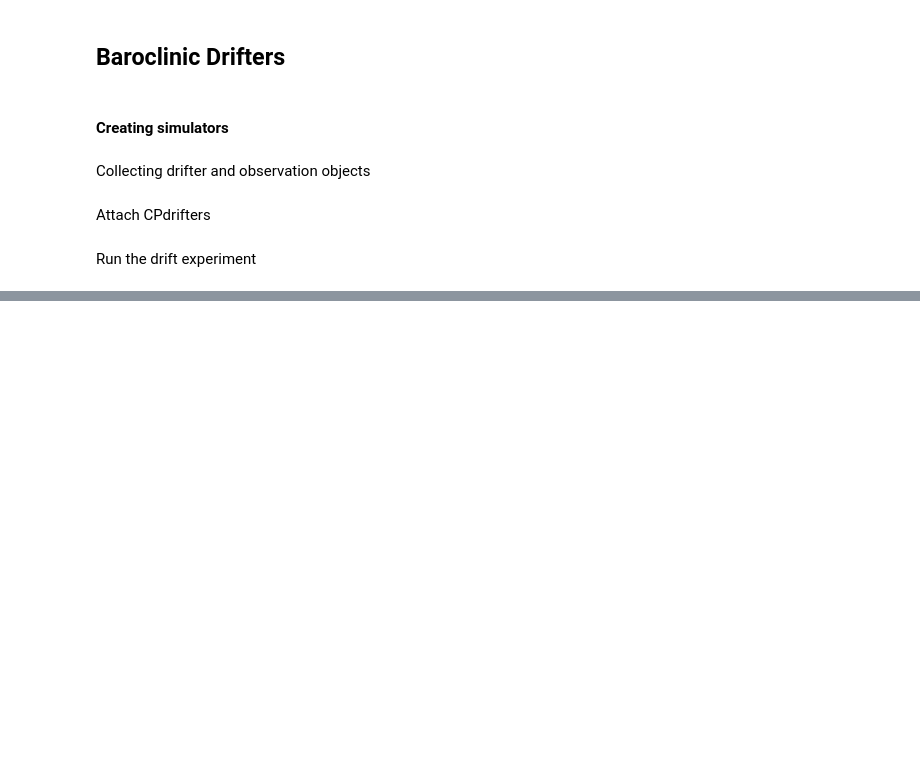
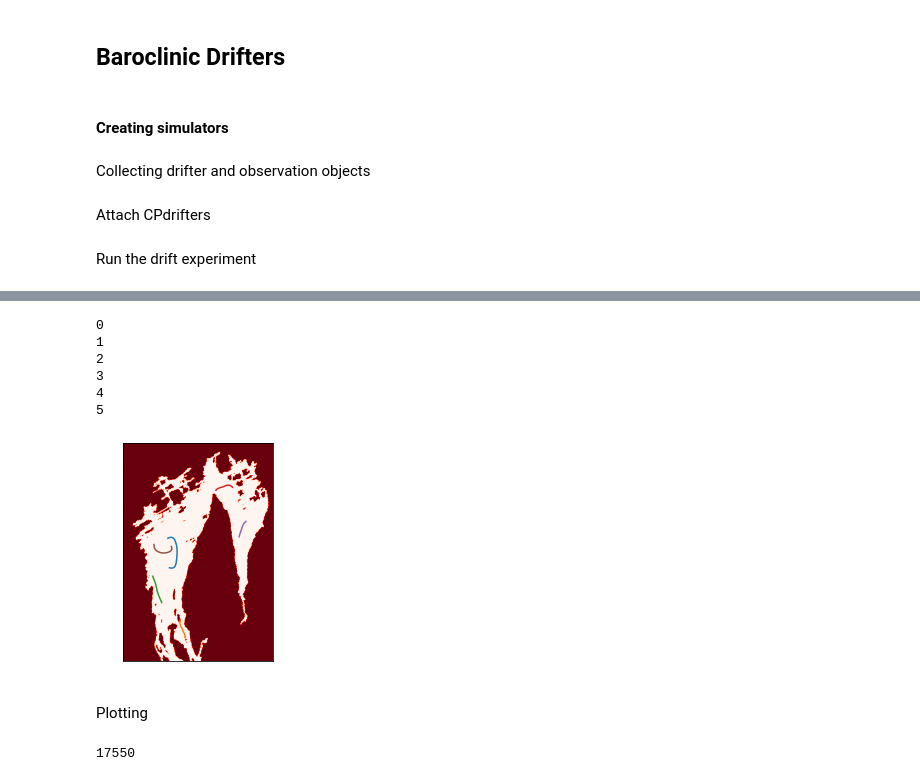
Before and after one commit to sintefmath/reduced-gravity-ocean-model, a Jupyter notebook: notebooks/Oslofjord/Oslofjord-BaroclinicDrifters.ipynb, the cells around one changed output, grey strips where cells are left out. Cells and saved outputs as stored; diff of their text form; code cells hidden in the pictures; blank space fills up the shorter version.

```diff
--- a/notebooks/Oslofjord/Oslofjord-BaroclinicDrifters.ipynb
+++ b/notebooks/Oslofjord/Oslofjord-BaroclinicDrifters.ipynb
@@ -335,0 +386,2 @@ STOP
+# %%
+source_url = "/sintef/data/OsloFjord/test_polstere_1h_0007.nc"
@@ -336,6 +420,3 @@ STOP
 # %%
 from gpuocean.utils import Observation
-# %%
-obs= Observation.Observation()
-obs.read_pickle('pickles/2023-03-17T16_26_35/cp_trajectory0')
 # %%
@@ -346,0 +475,23 @@ for f in os.listdir('pickles/2023-03-17T16_26_35'):
+# %%
+def latlon2xy(lat, lon, dx=50.0, dy=50.0):
+    penalty = (lats - lat)**2 + (lons - lon)**2
+    idx_y, idx_x = np.argwhere( penalty==penalty.min() )[0]
+
+    if lats[idx_y, idx_x] > lat:
+        idx_y_lower = idx_y-1
+        idx_y_upper = idx_y
+    else:
+        idx_y_lower = idx_y
+        idx_y_upper = idx_y+1
+
+    if lons[idx_y, idx_x] > lon:
+        idx_x_lower = idx_x-1
+        idx_x_upper = idx_x
+    else:
+        idx_x_lower = idx_x
+        idx_x_upper = idx_x+1
+
+    y = idx_y_lower + (lat - lats[idx_y_lower, idx_x])/(lats[idx_y_upper, idx_x] - lats[idx_y_lower, idx_x])
+    x = idx_x_lower + (lon - lons[idx_y, idx_x_lower])/(lons[idx_y, idx_x_upper] - lons[idx_y, idx_x_lower])
+
+    return (y-0.5)*dy, (x-0.5)*dx
@@ -346,0 +510,21 @@ for f in os.listdir('pickles/2023-03-17T16_26_35'):
+# %%
+fig, ax = plt.subplots(1,1)
+domain_extent = [0, (x1-x0)*50.0/1000, 0, (y1-y0)*50.0/1000]
+ax.imshow(1-nc["mask_rho"][y0:y1,x0:x1], extent=domain_extent, cmap="Reds")
+for d in range(len(opendrift_results["lon"])):
+    print(d)
+    path = np.zeros((len(opendrift_results["lat"][d]),2))
+    for l in range(len(opendrift_results["lat"][d])):
+        if opendrift_results["lat"][d][l]:
+            path[l] = latlon2xy(opendrift_results["lat"][d][l], opendrift_results["lon"][d][l])
+        else:
+            path[l] = path[l-1]
+    ax.plot(path[:,1]/1000,path[:,0]/1000)
+# %% [output]
+0
+1
+2
+3
+4
+5
+[figure, added]
@@ -346,0 +557,2 @@ for f in os.listdir('pickles/2023-03-17T16_26_35'):
+# %% [markdown]
+Plotting
@@ -347 +626,5 @@ for f in os.listdir('pickles/2023-03-17T16_26_35'):
+# %%
+len(trajectories)
+# %% [output]
+17550
 # %%
```
Also changed, not shown: parts of 23 cells of this notebook.
